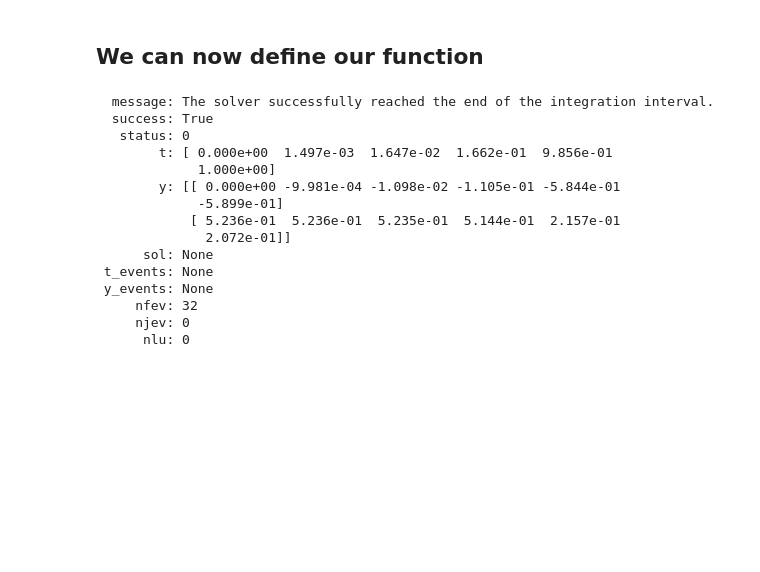
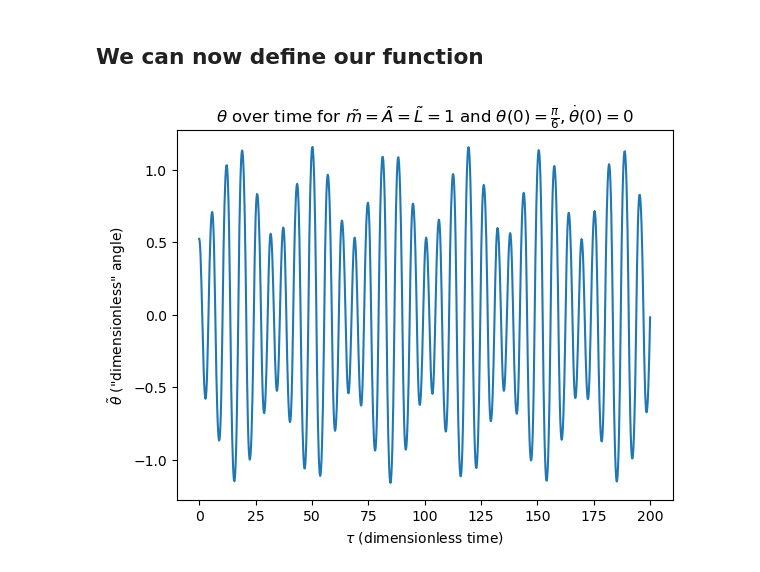
Before and after one commit to ethadhani/theoMechFinalProject, a Jupyter notebook: Theoretical Mechanics Final Project.ipynb, the cells around one changed output. Saved outputs shown, nothing was run; the diff lists cells and outputs as text; code cells hidden in the pictures; blank space fills up the shorter version.

Commit message:
Plot!

```diff
--- a/Theoretical Mechanics Final Project.ipynb
+++ b/Theoretical Mechanics Final Project.ipynb
@@ -40,21 +40,17 @@ def ELE(tau, X):
                 ) / ( m * L + 2 * L * sin(theta)**2)
 
     return [ddtheta, dtheta]
-# %%
-solve_ivp(ELE, (0,1), (0, np.pi/6))
-# %% [output]
-  message: The solver successfully reached the end of the integration interval.
-  success: True
-   status: 0
-        t: [ 0.000e+00  1.497e-03  1.647e-02  1.662e-01  9.856e-01
-             1.000e+00]
-        y: [[ 0.000e+00 -9.981e-04 -1.098e-02 -1.105e-01 -5.844e-01
-             -5.899e-01]
-            [ 5.236e-01  5.236e-01  5.235e-01  5.144e-01  2.157e-01
-              2.072e-01]]
-      sol: None
- t_events: None
- y_events: None
-     nfev: 32
-     njev: 0
-      nlu: 0
+# %%
+tau_max = 200
+
+time = np.linspace(0, tau_max, 1000)
+solution = solve_ivp(ELE, (0, tau_max), (0, np.pi/6), t_eval = time, max_step=1e-2)
+dthetas, thetas = solution.y
+
+plt.plot(time, thetas)
+plt.xlabel(r'$\tau$ (dimensionless time)')
+plt.ylabel(r'$\tilde\theta$ ("dimensionless" angle)')
+plt.title(r"$\theta$ over time for $\tilde{m} = \tilde{A} = \tilde{L} = 1$ and $\theta(0) = \frac{\pi}{6}, \dot\theta(0) = 0$")
+plt.show()
+# %% [output]
+[figure, added]
```
